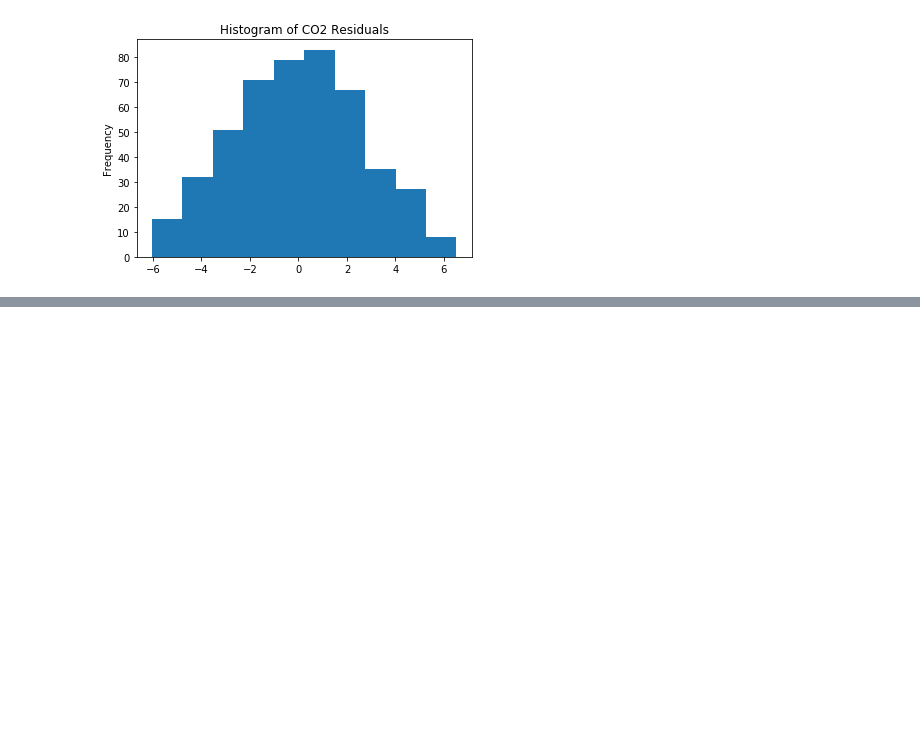
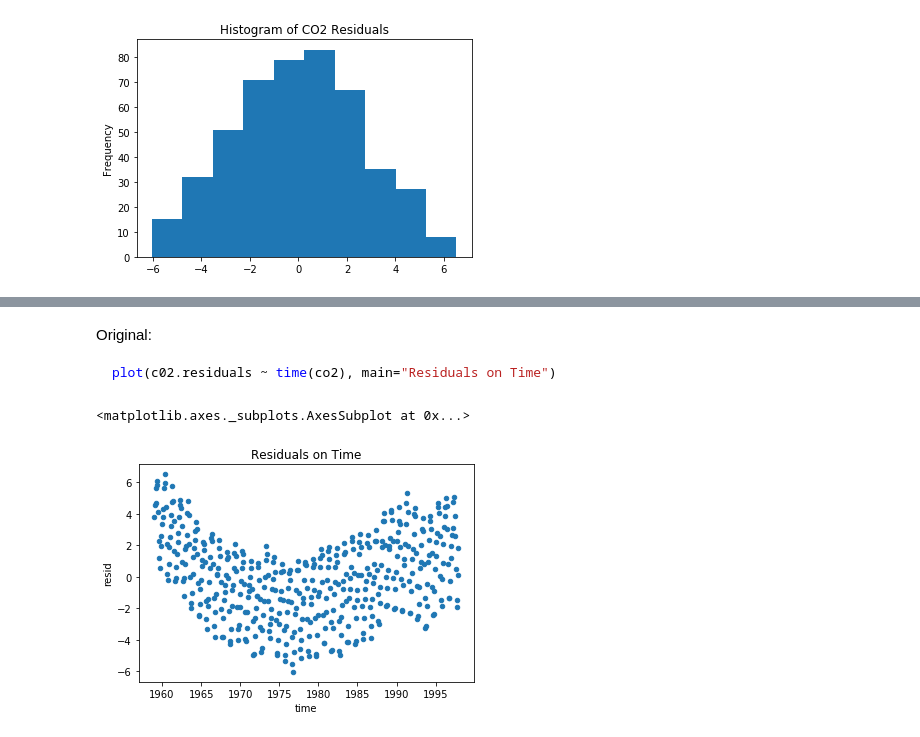
Before and after one commit to donaq/time-series-coursera, a Jupyter notebook: Linear regression on co2 dataset (Reviewing basic statistics I & II).ipynb, the cells around one changed output, grey strips where cells are left out. Cells and saved outputs as stored; diff of their text form; code cells hidden in the pictures; blank space fills up the shorter version.

````diff
--- a/Linear regression.ipynb
+++ b/Linear regression on co2 dataset (Reviewing basic statistics I & II).ipynb
@@ -113,0 +126,10 @@ co2['resid'].plot.hist(title="Histogram of CO2 Residuals")
+# %% [markdown]
+Original:
+```R
+plot(c02.residuals ~ time(co2), main="Residuals on Time")
+```
+# %%
+co2.plot.scatter(x="time",y="resid",title="Residuals on Time")
+# %% [output]
+<matplotlib.axes._subplots.AxesSubplot at 0x...>
+[figure, added]
````
Also changed, not shown: parts of 5 cells of this notebook.
